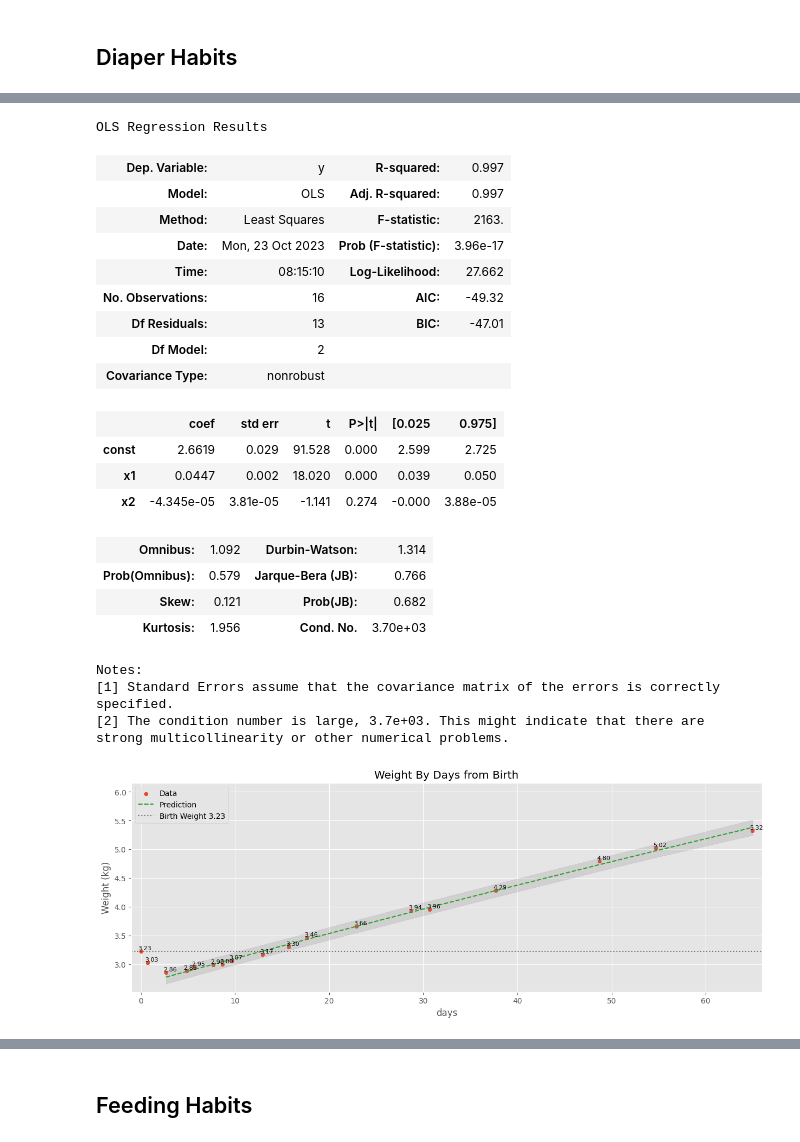
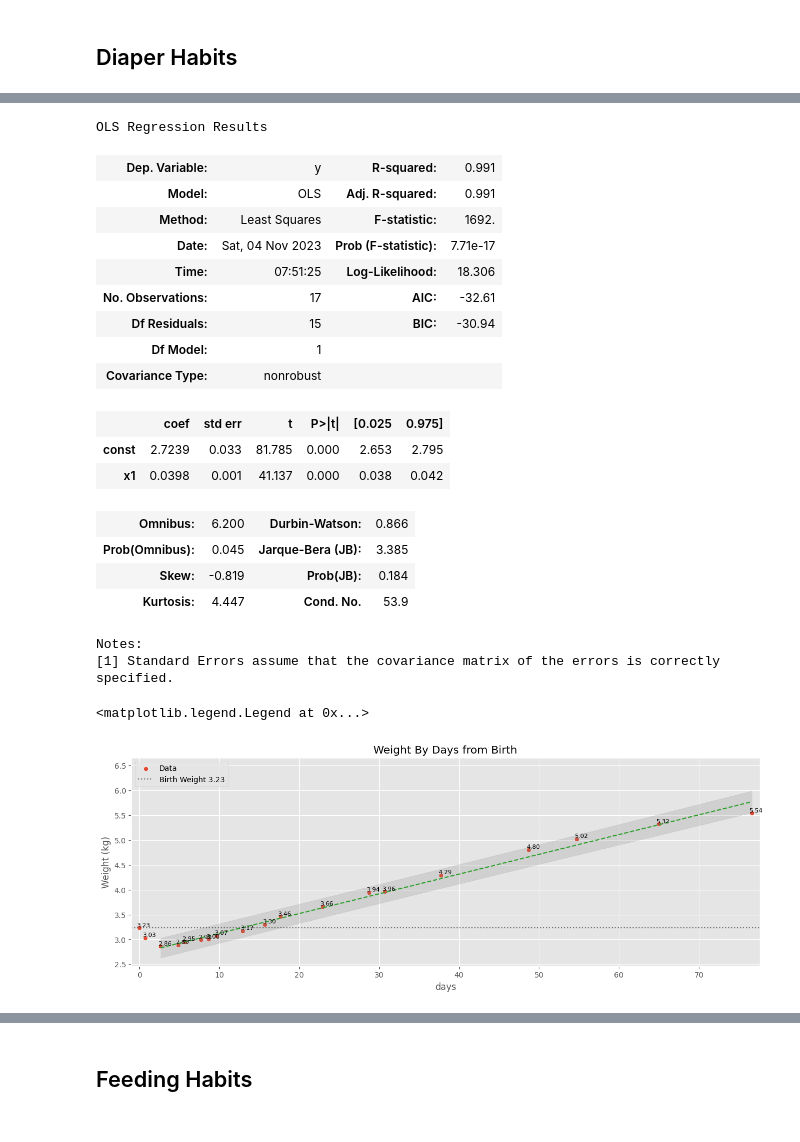
Before and after one commit to jgalloway42/andrews_baby_tracker, a Jupyter notebook: notebooks/andrews_data.ipynb, the cells around one changed output, grey strips where cells are left out. Drawn from its saved outputs; the diff is of its cells as text; code cells hidden in the pictures.

```diff
--- a/notebooks/andrews_data.ipynb
+++ b/notebooks/andrews_data.ipynb
@@ -78,7 +85,7 @@ growth_df['days'] = [get_days_between(growth_df.index[0],x) for x in growth_df.i
 growth_df['sq_days'] = growth_df['days']*growth_df['days']
 started_eating_filter = growth_df.days>2
 model = sm.OLS(growth_df[started_eating_filter]['Weight (lbs.)'].values,
-             sm.add_constant(growth_df[started_eating_filter][['days','sq_days']].values))
+             sm.add_constant(growth_df[started_eating_filter][['days']].values))
 res = model.fit()
 display(res.summary())
 pred_ols = res.get_prediction()
@@ -87,48 +94,46 @@ iv_u = pred_ols.summary_frame()["obs_ci_upper"]
 growth_df['pred'] = np.append(np.full(sum(~started_eating_filter), fill_value=np.nan),res.fittedvalues)
 # %% [output]
 OLS Regression Results
-| Dep. Variable: | y | R-squared: | 0.997 |
-| Model: | OLS | Adj. R-squared: | 0.997 |
-| Method: | Least Squares | F-statistic: | 2163. |
-| Date: | Mon, 23 Oct 2023 | Prob (F-statistic): | 3.96e-17 |
-| Time: | 08:15:10 | Log-Likelihood: | 27.662 |
-| No. Observations: | 16 | AIC: | -49.32 |
-| Df Residuals: | 13 | BIC: | -47.01 |
-| Df Model: | 2 |  |  |
+| Dep. Variable: | y | R-squared: | 0.991 |
+| Model: | OLS | Adj. R-squared: | 0.991 |
+| Method: | Least Squares | F-statistic: | 1692. |
+| Date: | Sat, 04 Nov 2023 | Prob (F-statistic): | 7.71e-17 |
+| Time: | 07:51:25 | Log-Likelihood: | 18.306 |
+| No. Observations: | 17 | AIC: | -32.61 |
+| Df Residuals: | 15 | BIC: | -30.94 |
+| Df Model: | 1 |  |  |
 | Covariance Type: | nonrobust |  |  |
 |  | coef | std err | t | P>|t| | [0.025 | 0.975] |
-| const | 2.6619 | 0.029 | 91.528 | 0.000 | 2.599 | 2.725 |
-| x1 | 0.0447 | 0.002 | 18.020 | 0.000 | 0.039 | 0.050 |
-| x2 | -4.345e-05 | 3.81e-05 | -1.141 | 0.274 | -0.000 | 3.88e-05 |
+| const | 2.7239 | 0.033 | 81.785 | 0.000 | 2.653 | 2.795 |
+| x1 | 0.0398 | 0.001 | 41.137 | 0.000 | 0.038 | 0.042 |
-| Omnibus: | 1.092 | Durbin-Watson: | 1.314 |
-| Prob(Omnibus): | 0.579 | Jarque-Bera (JB): | 0.766 |
-| Skew: | 0.121 | Prob(JB): | 0.682 |
-| Kurtosis: | 1.956 | Cond. No. | 3.70e+03 |
+| Omnibus: | 6.200 | Durbin-Watson: | 0.866 |
+| Prob(Omnibus): | 0.045 | Jarque-Bera (JB): | 3.385 |
+| Skew: | -0.819 | Prob(JB): | 0.184 |
+| Kurtosis: | 4.447 | Cond. No. | 53.9 |
 Notes:
 [1] Standard Errors assume that the covariance matrix of the errors is correctly specified.
-[2] The condition number is large, 3.7e+03. This might indicate that there are
-strong multicollinearity or other numerical problems.
 # %%
 birth_weight = growth_df.at[growth_df.index[0],'Weight (lbs.)']
 ax = sns.scatterplot(data=growth_df,x='days',y='Weight (lbs.)',label='Data')
 ax = sns.lineplot(data=growth_df[started_eating_filter],x='days',y='pred',color='tab:green',
-                  linestyle='dashed',label='Prediction')
+                  linestyle='dashed',label='_no_label_')
 ax.axhline(birth_weight,label=f'Birth Weight {birth_weight:0.2f}',color='k',linestyle='dotted',alpha=0.5)
 ax.fill_between(growth_df[started_eating_filter].days,
     iv_l, iv_u, color='tab:gray', alpha=0.2)
 
-return_to_birth_weight = np.min(np.roots(np.poly1d([res.params[2],res.params[1],res.params[0] - birth_weight])))
+return_to_birth_weight = np.min(np.roots(np.poly1d([res.params[1],res.params[0] - birth_weight])))
 r2bw_date = growth_df.index[0] + timedelta(days=return_to_birth_weight)
 r2bw_date = datetime.strftime(r2bw_date,'%d %b %Y, %I:%M %p')
 #ax.axvline(return_to_birth_weight,label = f'{return_to_birth_weight:0.2f} days',color='y',linestyle='dotted')
 ax.set_title('Weight By Days from Birth')
 yl = ax.get_ylim()
 ax.set_xlim(-1,growth_df.at[growth_df.index[-1],'days']+1)
 ax.set_ylim(yl[0],yl[1]+0.5)
 for x, y in zip(growth_df.days, growth_df['Weight (lbs.)'].values):
     ax.text(x-0.3, y+0.025, f"{y:0.2f}", fontsize=8)
 ax.set_ylabel('Weight (kg)')
 ax.legend(loc='upper left')
-_=plt.savefig(os.path.join(figure_path,'weight.png'),bbox_inches='tight')
+#_=plt.savefig(os.path.join(figure_path,'weight.png'),bbox_inches='tight')
 # %% [output]
+<matplotlib.legend.Legend at 0x...>
-[figure, old version]
+[figure, new version]
```
Also changed, not shown: parts of 10 cells of this notebook, 6 other files.
